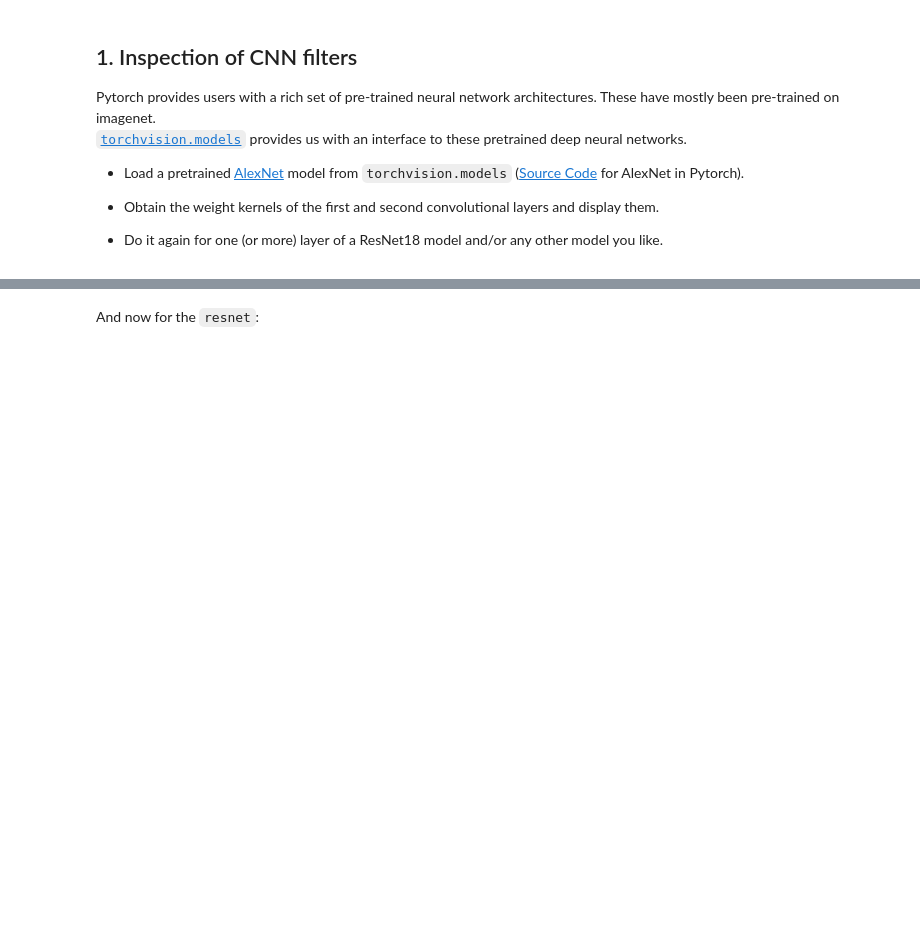
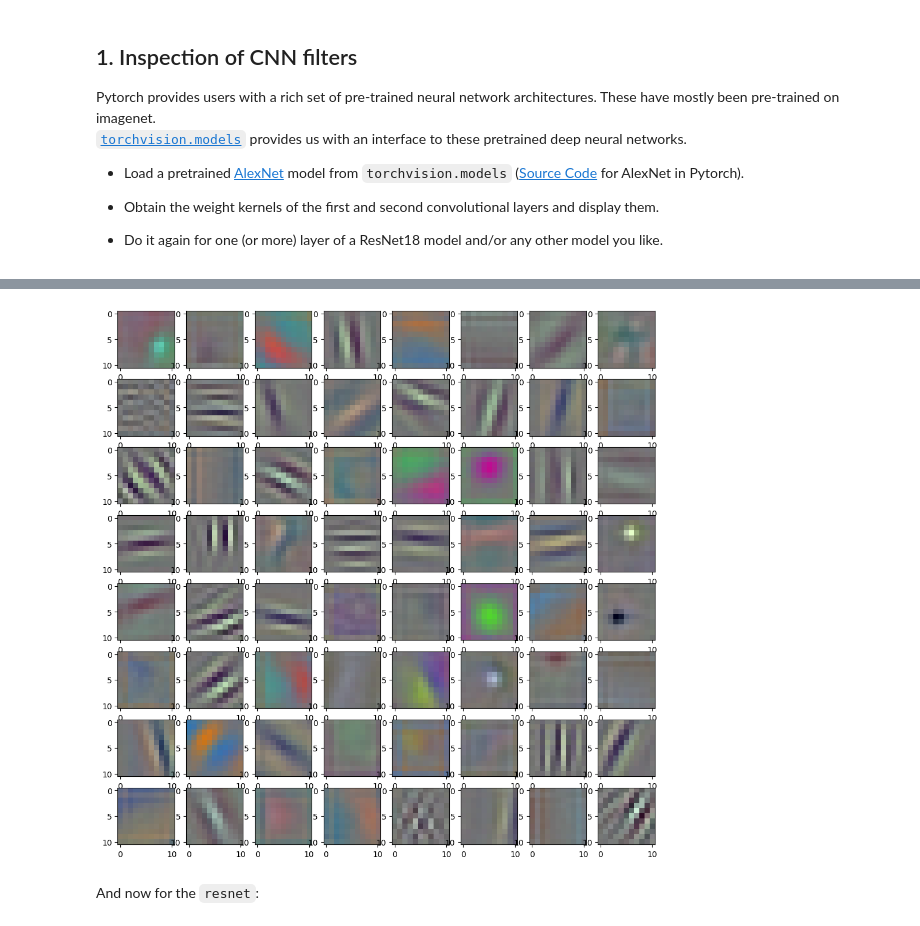
Before and after one commit to edsml-rl1623/DeepLearning, a Jupyter notebook: Day05-CNNs_part2/Day05-CNNs_part2_afternoon_exercises.ipynb, the cells around one changed output, grey strips where cells are left out. Saved outputs shown, nothing was run; the diff lists cells and outputs as text; code cells hidden in the pictures; blank space fills up the shorter version.

```diff
--- a/Day05-CNNs_part2/Day05-CNNs_part2_afternoon_exercises.ipynb
+++ b/Day05-CNNs_part2/Day05-CNNs_part2_afternoon_exercises.ipynb
@@ -122,11 +122,11 @@ Pytorch provides users with a rich set of pre-trained neural network architectur
 from torchvision import models
 from torchsummary import summary
 
-alexnet = models.AlexNet()### instantiate a pretrained alexnet
+alexnet = models.alexnet(pretrained=True).to(device)### instantiate a pretrained alexnet
 ### print alexnet
 print(alexnet)
 ### print a summary of alexnet
-summary(alexnet, input_size=((3,30,30)))
+summary(alexnet, input_size=(3,100,100))
 # %% [output]
 AlexNet(
   (features): Sequential(
@@ -149,18 +172,20 @@ RuntimeError: ignored
 # %%
-first_layer = ### extract the features of the first layer
+first_layer = alexnet.features[0]### extract the features of the first layer
 ### print the first layer
-weights = ### extract weights from the first layer
+weights = alexnet.features[0].weight.data### extract weights from the first layer
 
 # Normalisation for plotting because imshow does not like negative values
 min_w, max_w =  weights.min(), weights.max()
 weights -= min_w
 weights /= (max_w-min_w)
 
 # plot the filters:
 fig, axarr = plt.subplots(8, 8, figsize=(12, 12))
 axarr = axarr.flatten()
 for ax, kernel in zip(axarr, weights.cpu().numpy()):  # need to send the weights to the cpu for plotting
   ax.imshow(np.swapaxes(kernel, 0, 2))
+# %% [output]
+[figure, added]
 # %%
 secondconv_layer = ### extract the features of the second convolutional layer
 ### print the layer
```
Also changed, not shown: parts of 3 cells of this notebook.
